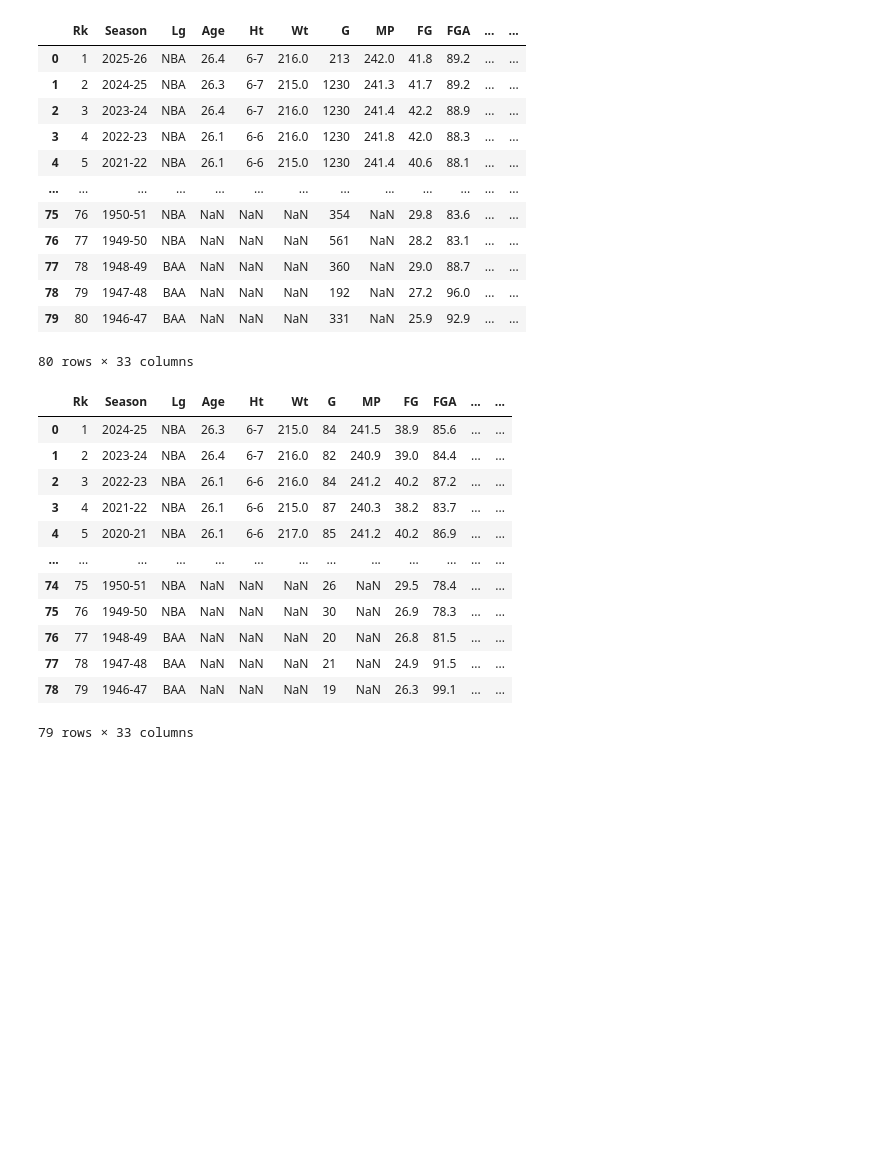
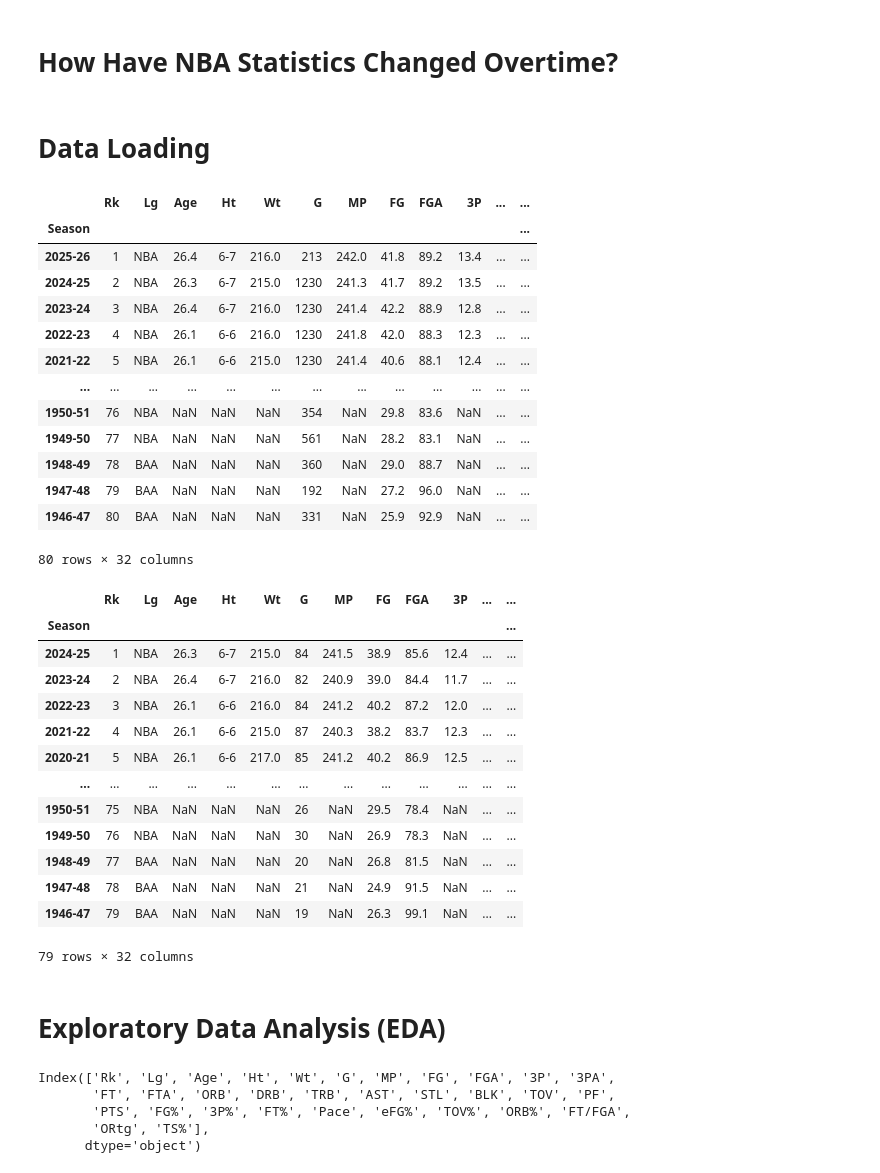
Before and after one commit to AidenLai2305/How-Have-NBA-Trends-Changed-Overtime, a Jupyter notebook: notebook.ipynb, the cells around one changed output. Cells and saved outputs as stored; diff of their text form; code cells hidden in the pictures; blank space fills up the shorter version.

```diff
--- a/notebook.ipynb
+++ b/notebook.ipynb
@@ -1,3 +1,7 @@
+# %% [markdown]
+# How Have NBA Statistics Changed Overtime?
+# %% [markdown]
+# Data Loading
 # %%
 import pandas as pd
 import matplotlib.pyplot as plt
@@ -7,35 +12,39 @@ import matplotlib.pyplot as plt
 # run this cell if the above import statement gives you an error about matplotlib not being found
 # %%
 regular_df = pd.read_csv('regular.csv')
+regular_df.set_index('Season', inplace=True)
 regular_df
 # %% [output]
-|  | Rk | Season | Lg | Age | Ht | Wt | G | MP | FG | FGA | ... | ... |
-| 0 | 1 | 2025-26 | NBA | 26.4 | 6-7 | 216.0 | 213 | 242.0 | 41.8 | 89.2 | ... | ... |
-| 1 | 2 | 2024-25 | NBA | 26.3 | 6-7 | 215.0 | 1230 | 241.3 | 41.7 | 89.2 | ... | ... |
-| 2 | 3 | 2023-24 | NBA | 26.4 | 6-7 | 216.0 | 1230 | 241.4 | 42.2 | 88.9 | ... | ... |
-| 3 | 4 | 2022-23 | NBA | 26.1 | 6-6 | 216.0 | 1230 | 241.8 | 42.0 | 88.3 | ... | ... |
-| 4 | 5 | 2021-22 | NBA | 26.1 | 6-6 | 215.0 | 1230 | 241.4 | 40.6 | 88.1 | ... | ... |
+|  | Rk | Lg | Age | Ht | Wt | G | MP | FG | FGA | 3P | ... | ... |
+| Season |  |  |  |  |  |  |  |  |  |  |  | ... |
+| 2025-26 | 1 | NBA | 26.4 | 6-7 | 216.0 | 213 | 242.0 | 41.8 | 89.2 | 13.4 | ... | ... |
+| 2024-25 | 2 | NBA | 26.3 | 6-7 | 215.0 | 1230 | 241.3 | 41.7 | 89.2 | 13.5 | ... | ... |
+| 2023-24 | 3 | NBA | 26.4 | 6-7 | 216.0 | 1230 | 241.4 | 42.2 | 88.9 | 12.8 | ... | ... |
+| 2022-23 | 4 | NBA | 26.1 | 6-6 | 216.0 | 1230 | 241.8 | 42.0 | 88.3 | 12.3 | ... | ... |
+| 2021-22 | 5 | NBA | 26.1 | 6-6 | 215.0 | 1230 | 241.4 | 40.6 | 88.1 | 12.4 | ... | ... |
 | ... | ... | ... | ... | ... | ... | ... | ... | ... | ... | ... | ... | ... |
-| 75 | 76 | 1950-51 | NBA | NaN | NaN | NaN | 354 | NaN | 29.8 | 83.6 | ... | ... |
-| 76 | 77 | 1949-50 | NBA | NaN | NaN | NaN | 561 | NaN | 28.2 | 83.1 | ... | ... |
-| 77 | 78 | 1948-49 | BAA | NaN | NaN | NaN | 360 | NaN | 29.0 | 88.7 | ... | ... |
-| 78 | 79 | 1947-48 | BAA | NaN | NaN | NaN | 192 | NaN | 27.2 | 96.0 | ... | ... |
-| 79 | 80 | 1946-47 | BAA | NaN | NaN | NaN | 331 | NaN | 25.9 | 92.9 | ... | ... |
+| 1950-51 | 76 | NBA | NaN | NaN | NaN | 354 | NaN | 29.8 | 83.6 | NaN | ... | ... |
+| 1949-50 | 77 | NBA | NaN | NaN | NaN | 561 | NaN | 28.2 | 83.1 | NaN | ... | ... |
+| 1948-49 | 78 | BAA | NaN | NaN | NaN | 360 | NaN | 29.0 | 88.7 | NaN | ... | ... |
+| 1947-48 | 79 | BAA | NaN | NaN | NaN | 192 | NaN | 27.2 | 96.0 | NaN | ... | ... |
+| 1946-47 | 80 | BAA | NaN | NaN | NaN | 331 | NaN | 25.9 | 92.9 | NaN | ... | ... |
-80 rows × 33 columns
+80 rows × 32 columns
 # %%
 playoffs_df = pd.read_csv('playoffs.csv')
+playoffs_df.set_index('Season', inplace=True)
 playoffs_df
 # %% [output]
-|  | Rk | Season | Lg | Age | Ht | Wt | G | MP | FG | FGA | ... | ... |
-| 0 | 1 | 2024-25 | NBA | 26.3 | 6-7 | 215.0 | 84 | 241.5 | 38.9 | 85.6 | ... | ... |
-| 1 | 2 | 2023-24 | NBA | 26.4 | 6-7 | 216.0 | 82 | 240.9 | 39.0 | 84.4 | ... | ... |
-| 2 | 3 | 2022-23 | NBA | 26.1 | 6-6 | 216.0 | 84 | 241.2 | 40.2 | 87.2 | ... | ... |
-| 3 | 4 | 2021-22 | NBA | 26.1 | 6-6 | 215.0 | 87 | 240.3 | 38.2 | 83.7 | ... | ... |
-| 4 | 5 | 2020-21 | NBA | 26.1 | 6-6 | 217.0 | 85 | 241.2 | 40.2 | 86.9 | ... | ... |
+|  | Rk | Lg | Age | Ht | Wt | G | MP | FG | FGA | 3P | ... | ... |
+| Season |  |  |  |  |  |  |  |  |  |  |  | ... |
+| 2024-25 | 1 | NBA | 26.3 | 6-7 | 215.0 | 84 | 241.5 | 38.9 | 85.6 | 12.4 | ... | ... |
+| 2023-24 | 2 | NBA | 26.4 | 6-7 | 216.0 | 82 | 240.9 | 39.0 | 84.4 | 11.7 | ... | ... |
+| 2022-23 | 3 | NBA | 26.1 | 6-6 | 216.0 | 84 | 241.2 | 40.2 | 87.2 | 12.0 | ... | ... |
+| 2021-22 | 4 | NBA | 26.1 | 6-6 | 215.0 | 87 | 240.3 | 38.2 | 83.7 | 12.3 | ... | ... |
+| 2020-21 | 5 | NBA | 26.1 | 6-6 | 217.0 | 85 | 241.2 | 40.2 | 86.9 | 12.5 | ... | ... |
 | ... | ... | ... | ... | ... | ... | ... | ... | ... | ... | ... | ... | ... |
-| 74 | 75 | 1950-51 | NBA | NaN | NaN | NaN | 26 | NaN | 29.5 | 78.4 | ... | ... |
-| 75 | 76 | 1949-50 | NBA | NaN | NaN | NaN | 30 | NaN | 26.9 | 78.3 | ... | ... |
-| 76 | 77 | 1948-49 | BAA | NaN | NaN | NaN | 20 | NaN | 26.8 | 81.5 | ... | ... |
-| 77 | 78 | 1947-48 | BAA | NaN | NaN | NaN | 21 | NaN | 24.9 | 91.5 | ... | ... |
-| 78 | 79 | 1946-47 | BAA | NaN | NaN | NaN | 19 | NaN | 26.3 | 99.1 | ... | ... |
+| 1950-51 | 75 | NBA | NaN | NaN | NaN | 26 | NaN | 29.5 | 78.4 | NaN | ... | ... |
+| 1949-50 | 76 | NBA | NaN | NaN | NaN | 30 | NaN | 26.9 | 78.3 | NaN | ... | ... |
+| 1948-49 | 77 | BAA | NaN | NaN | NaN | 20 | NaN | 26.8 | 81.5 | NaN | ... | ... |
+| 1947-48 | 78 | BAA | NaN | NaN | NaN | 21 | NaN | 24.9 | 91.5 | NaN | ... | ... |
+| 1946-47 | 79 | BAA | NaN | NaN | NaN | 19 | NaN | 26.3 | 99.1 | NaN | ... | ... |
-79 rows × 33 columns
+79 rows × 32 columns
@@ -45,0 +51,10 @@ playoffs_df
+# %% [markdown]
+# Exploratory Data Analysis (EDA)
+# %%
+regular_df.columns
+# %% [output]
+Index(['Rk', 'Lg', 'Age', 'Ht', 'Wt', 'G', 'MP', 'FG', 'FGA', '3P', '3PA',
+       'FT', 'FTA', 'ORB', 'DRB', 'TRB', 'AST', 'STL', 'BLK', 'TOV', 'PF',
+       'PTS', 'FG%', '3P%', 'FT%', 'Pace', 'eFG%', 'TOV%', 'ORB%', 'FT/FGA',
+       'ORtg', 'TS%'],
+      dtype='object')
```
Also changed, not shown: parts of 14 cells of this notebook.
